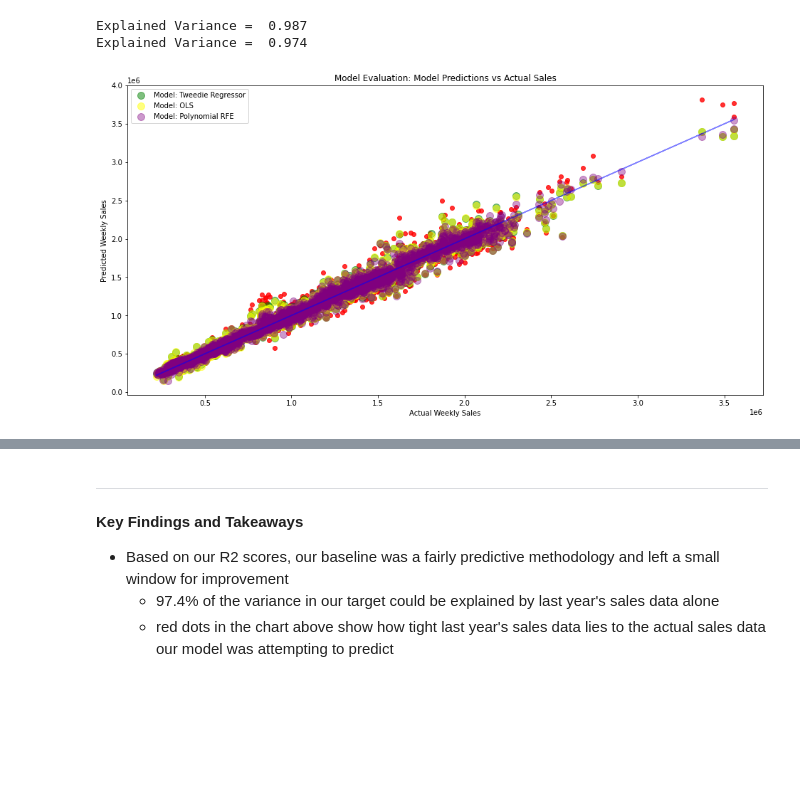
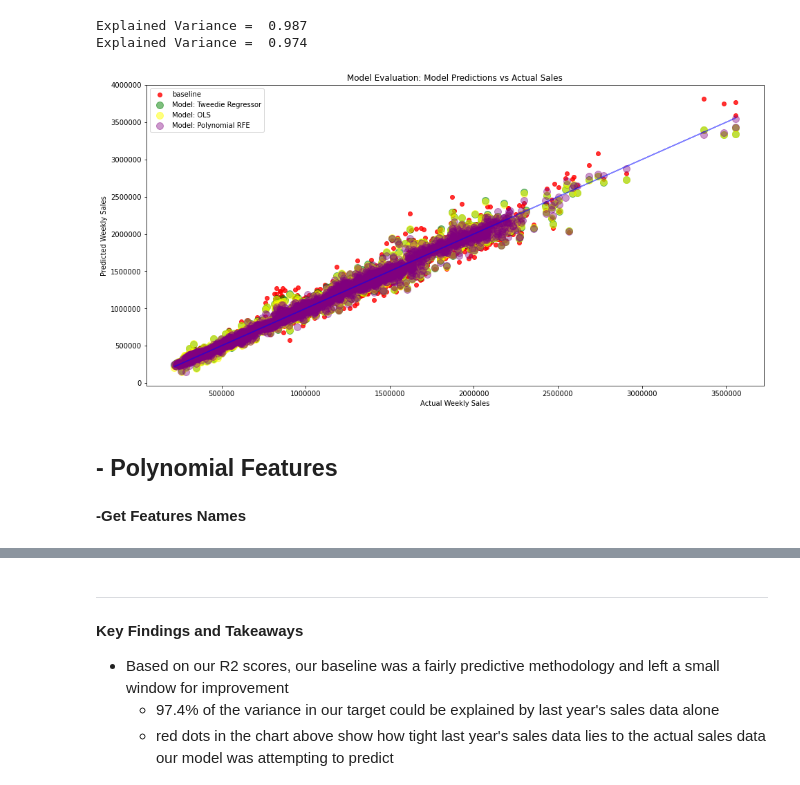
Before and after one commit to Attention-Walmart-Shoppers/capstone, a Jupyter notebook: final_notebook_draft.ipynb, the cells around one changed output, grey strips where cells are left out. Saved outputs shown, nothing was run; the diff lists cells and outputs as text; code cells hidden in the pictures; blank space fills up the shorter version.

Commit message:
add more charts

```diff
--- a/final_notebook_draft.ipynb
+++ b/final_notebook_draft.ipynb
@@ -924,23 +919,26 @@ Explained Variance =  0.987
 Explained Variance =  0.974
 # %%
 plt.figure(figsize=(16,8))
-plt.scatter(y_train_df.actual, y_train_df.last_year_baseline, alpha=.8, color="red", label='_nolegend_')
+plt.scatter(y_train_df.actual, y_train_df.last_year_baseline, alpha=.8, color="red", label='baseline')
 plt.annotate("Baseline: Predict Using Mean", (16, 9.5))
 plt.plot(y_train_df.actual, y_train_df.actual, alpha=.5, color="blue", label='_nolegend_')
 plt.annotate("The Ideal Line: Predicted = Actual", (.5, 3.5), rotation=15.5)
 
 plt.scatter(y_train_df.actual, y_train_df.modelgml,
             alpha=.5, color="green", s=100, label="Model: Tweedie Regressor")
 plt.scatter(y_train_df.actual, y_train_df.modelOLS,
             alpha=.5, color="yellow", s=100, label="Model: OLS")
 plt.scatter(y_train_df.actual, y_train_df.pol3_RFE,
             alpha=.4, color="purple", s=100, label="Model: Polynomial RFE")
 
 
 plt.legend()
 plt.xlabel("Actual Weekly Sales")
 plt.ylabel("Predicted Weekly Sales")
 plt.title("Model Evaluation: Model Predictions vs Actual Sales")
+plt.ticklabel_format(style = 'plain')
 plt.show()
 # %% [output]
-[figure, old version]
+[figure, new version]
+# %% [markdown]
+## -  Polynomial Features
@@ -946,0 +952,2 @@ plt.show()
+# %% [markdown]
+**-Get Features Names**
```
Also changed, not shown: parts of 30 cells of this notebook.
